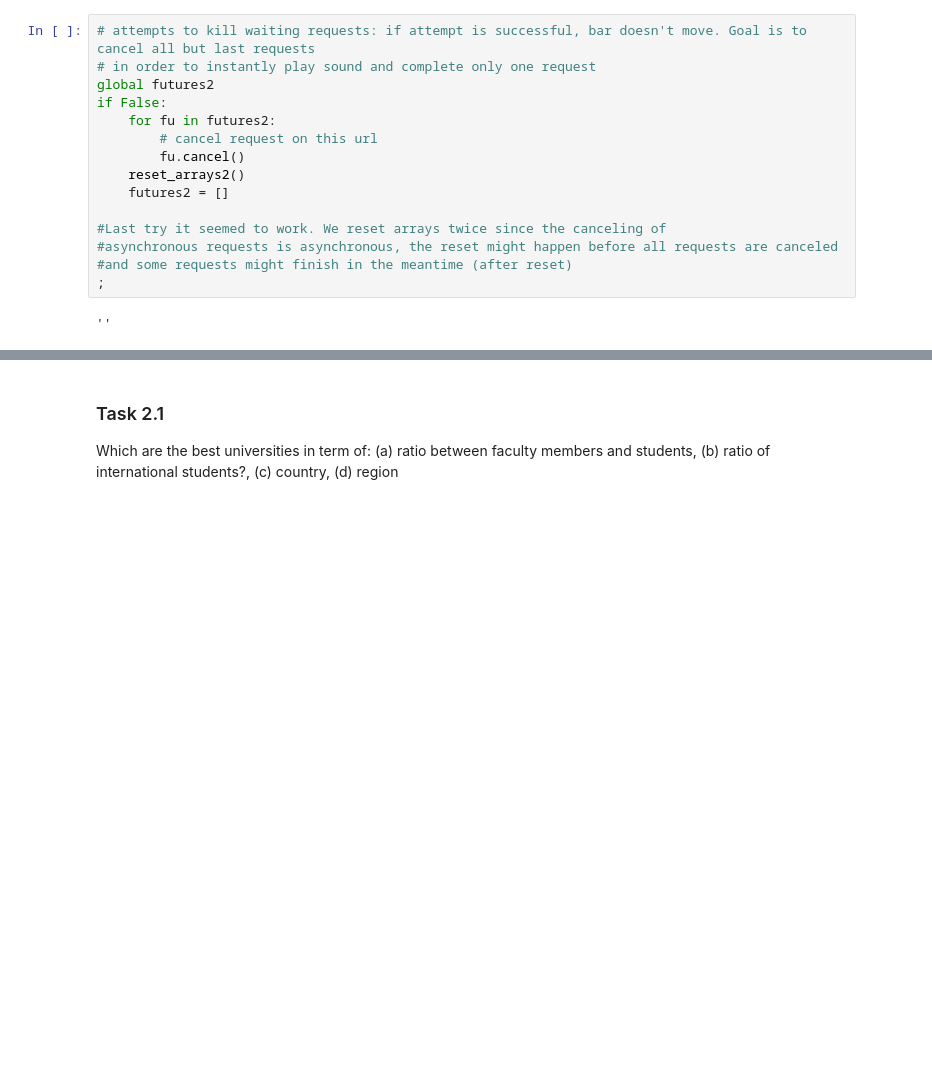
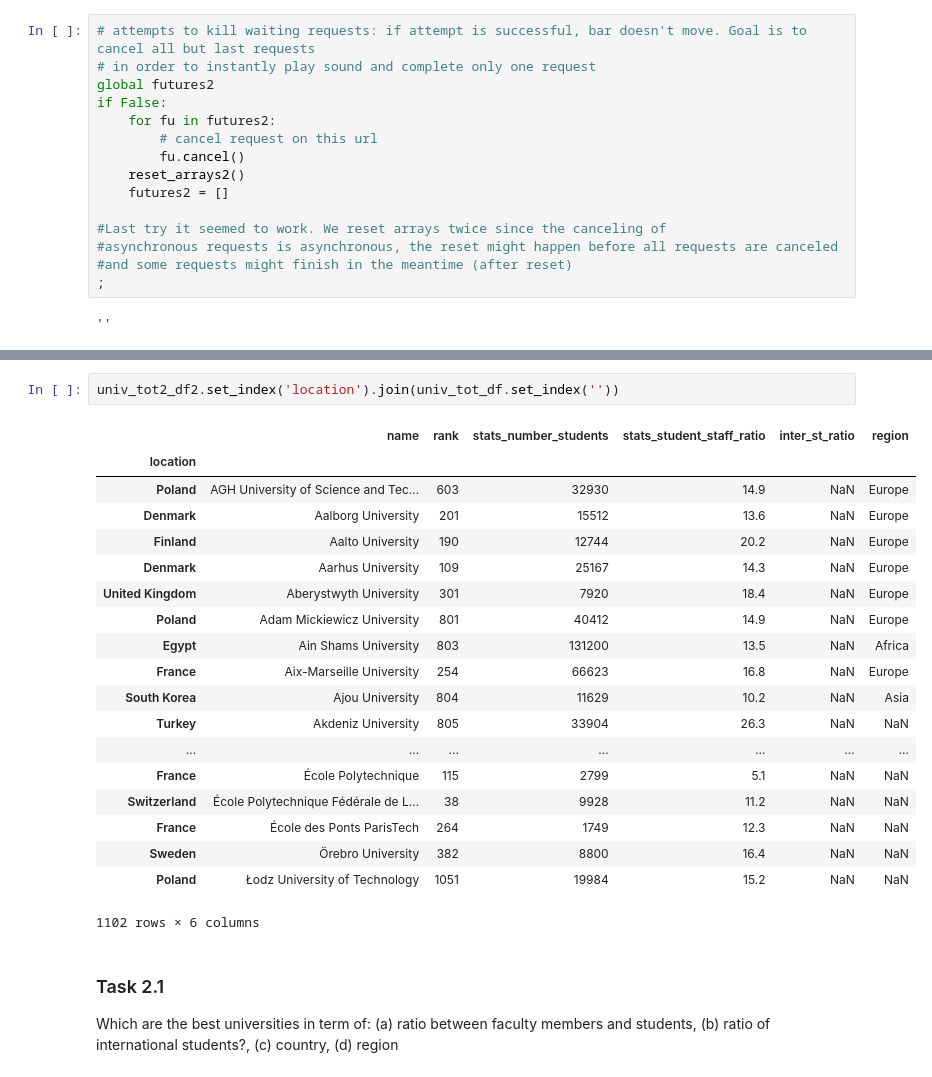
Before and after one commit to IsaacLeimgruber/ADA_labs_repo, a Jupyter notebook: 02 - Data from the Web/hw02_isaac.ipynb, the cells around one changed output, grey strips where cells are left out. Drawn from its saved outputs; the diff is of its cells as text; blank space fills up the shorter version.

```diff
--- a/02 - Data from the Web/hw02_isaac.ipynb
+++ b/02 - Data from the Web/hw02_isaac.ipynb
@@ -828,6 +847,28 @@ univ_tot2_df2.head()
 | 2 | Aalto University | 190 | Finland | 12744 | 20.2 | NaN | Europe |
 | 3 | Aarhus University | 109 | Denmark | 25167 | 14.3 | NaN | Europe |
 | 4 | Aberystwyth University | 301 | United Kingdom | 7920 | 18.4 | NaN | Europe |
+# %%
+univ_tot2_df2.set_index('location').join(univ_tot_df.set_index(''))
+# %% [output]
+|  | name | rank | stats_number_students | stats_student_staff_ratio | inter_st_ratio | region |
+| location |  |  |  |  |  |  |
+| Poland | AGH University of Science and Tec... | 603 | 32930 | 14.9 | NaN | Europe |
+| Denmark | Aalborg University | 201 | 15512 | 13.6 | NaN | Europe |
+| Finland | Aalto University | 190 | 12744 | 20.2 | NaN | Europe |
+| Denmark | Aarhus University | 109 | 25167 | 14.3 | NaN | Europe |
+| United Kingdom | Aberystwyth University | 301 | 7920 | 18.4 | NaN | Europe |
+| Poland | Adam Mickiewicz University | 801 | 40412 | 14.9 | NaN | Europe |
+| Egypt | Ain Shams University | 803 | 131200 | 13.5 | NaN | Africa |
+| France | Aix-Marseille University | 254 | 66623 | 16.8 | NaN | Europe |
+| South Korea | Ajou University | 804 | 11629 | 10.2 | NaN | Asia |
+| Turkey | Akdeniz University | 805 | 33904 | 26.3 | NaN | NaN |
+| ... | ... | ... | ... | ... | ... | ... |
+| France | École Polytechnique | 115 | 2799 | 5.1 | NaN | NaN |
+| Switzerland | École Polytechnique Fédérale de L... | 38 | 9928 | 11.2 | NaN | NaN |
+| France | École des Ponts ParisTech | 264 | 1749 | 12.3 | NaN | NaN |
+| Sweden | Örebro University | 382 | 8800 | 16.4 | NaN | NaN |
+| Poland | Łodz University of Technology | 1051 | 19984 | 15.2 | NaN | NaN |
+1102 rows × 6 columns
 # %% [markdown]
 ### Task 2.1
 
```
Also changed, not shown: parts of 26 cells of this notebook.
